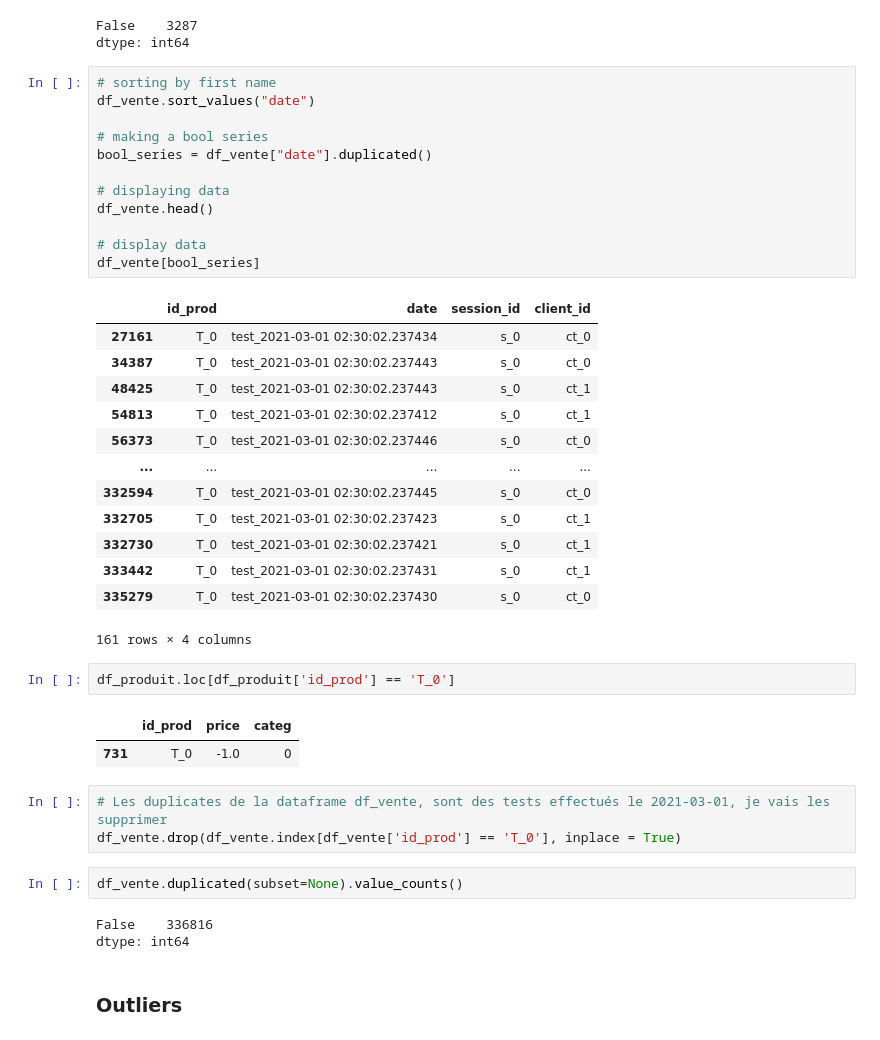
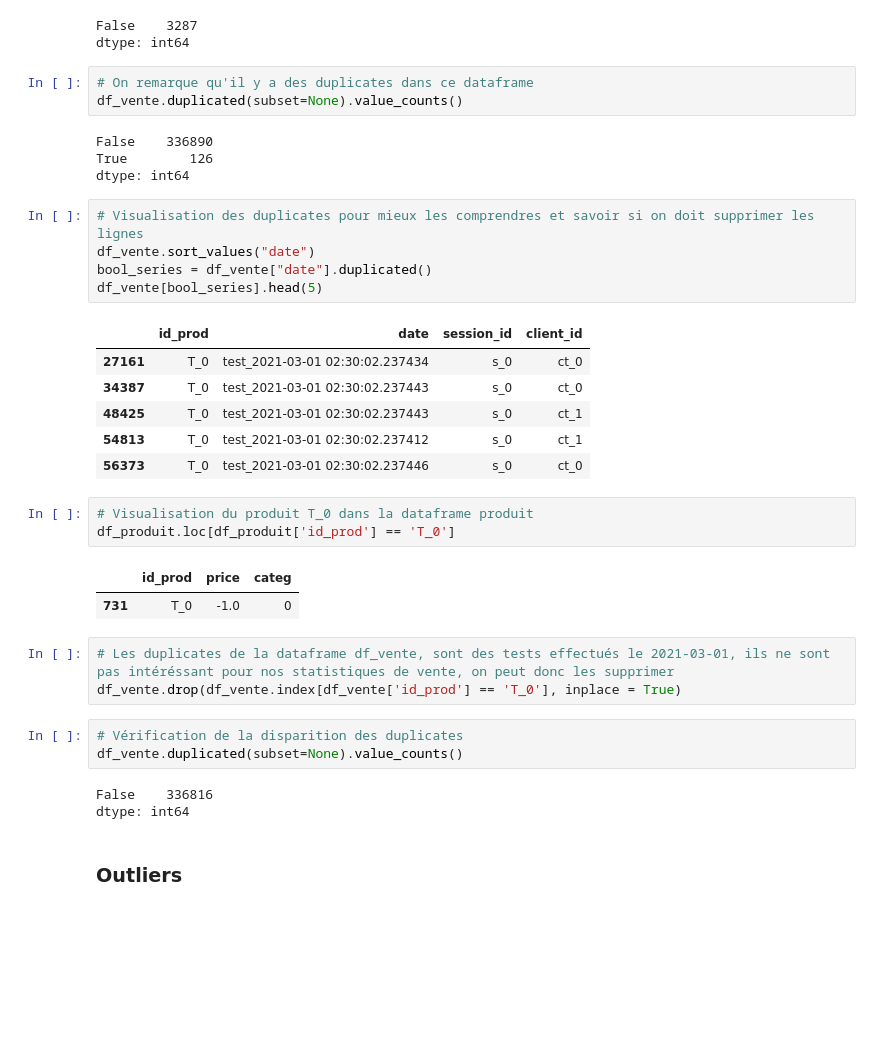
Before and after one commit to lilifull/Brief_7, a Jupyter notebook: Analyse_Librairie.ipynb, the cells around one changed output. Saved outputs shown, nothing was run; the diff lists cells and outputs as text; blank space fills up the shorter version.

```diff
--- a/Analyse_Librairie.ipynb
+++ b/Analyse_Librairie.ipynb
@@ -153,41 +121,36 @@ df_produit.duplicated('id_prod').value_counts()
 # %% [output]
 False    3287
 dtype: int64
+# %%
+# On remarque qu'il y a des duplicates dans ce dataframe
+df_vente.duplicated(subset=None).value_counts()
+# %% [output]
+False    336890
+True        126
+dtype: int64
 # %%
-# sorting by first name
+# Visualisation des duplicates pour mieux les comprendres et savoir si on doit supprimer les lignes
 df_vente.sort_values("date")
-
-# making a bool series
 bool_series = df_vente["date"].duplicated()
-
-# displaying data
-df_vente.head()
-
-# display data
-df_vente[bool_series]
+df_vente[bool_series].head(5)
 # %% [output]
 |  | id_prod | date | session_id | client_id |
 | 27161 | T_0 | test_2021-03-01 02:30:02.237434 | s_0 | ct_0 |
 | 34387 | T_0 | test_2021-03-01 02:30:02.237443 | s_0 | ct_0 |
 | 48425 | T_0 | test_2021-03-01 02:30:02.237443 | s_0 | ct_1 |
 | 54813 | T_0 | test_2021-03-01 02:30:02.237412 | s_0 | ct_1 |
 | 56373 | T_0 | test_2021-03-01 02:30:02.237446 | s_0 | ct_0 |
-| ... | ... | ... | ... | ... |
-| 332594 | T_0 | test_2021-03-01 02:30:02.237445 | s_0 | ct_0 |
-| 332705 | T_0 | test_2021-03-01 02:30:02.237423 | s_0 | ct_1 |
-| 332730 | T_0 | test_2021-03-01 02:30:02.237421 | s_0 | ct_1 |
-| 333442 | T_0 | test_2021-03-01 02:30:02.237431 | s_0 | ct_1 |
-| 335279 | T_0 | test_2021-03-01 02:30:02.237430 | s_0 | ct_0 |
-161 rows × 4 columns
 # %%
+# Visualisation du produit T_0 dans la dataframe produit
 df_produit.loc[df_produit['id_prod'] == 'T_0']
 # %% [output]
 |  | id_prod | price | categ |
 | 731 | T_0 | -1.0 | 0 |
 # %%
-# Les duplicates de la dataframe df_vente, sont des tests effectués le 2021-03-01, je vais les supprimer
+# Les duplicates de la dataframe df_vente, sont des tests effectués le 2021-03-01, ils ne sont pas intéréssant pour nos statistiques de vente, on peut donc les supprimer
 df_vente.drop(df_vente.index[df_vente['id_prod'] == 'T_0'], inplace = True)
 # %%
+# Vérification de la disparition des duplicates
 df_vente.duplicated(subset=None).value_counts()
 # %% [output]
 False    336816
```
Also changed, not shown: parts of 62 cells of this notebook.
